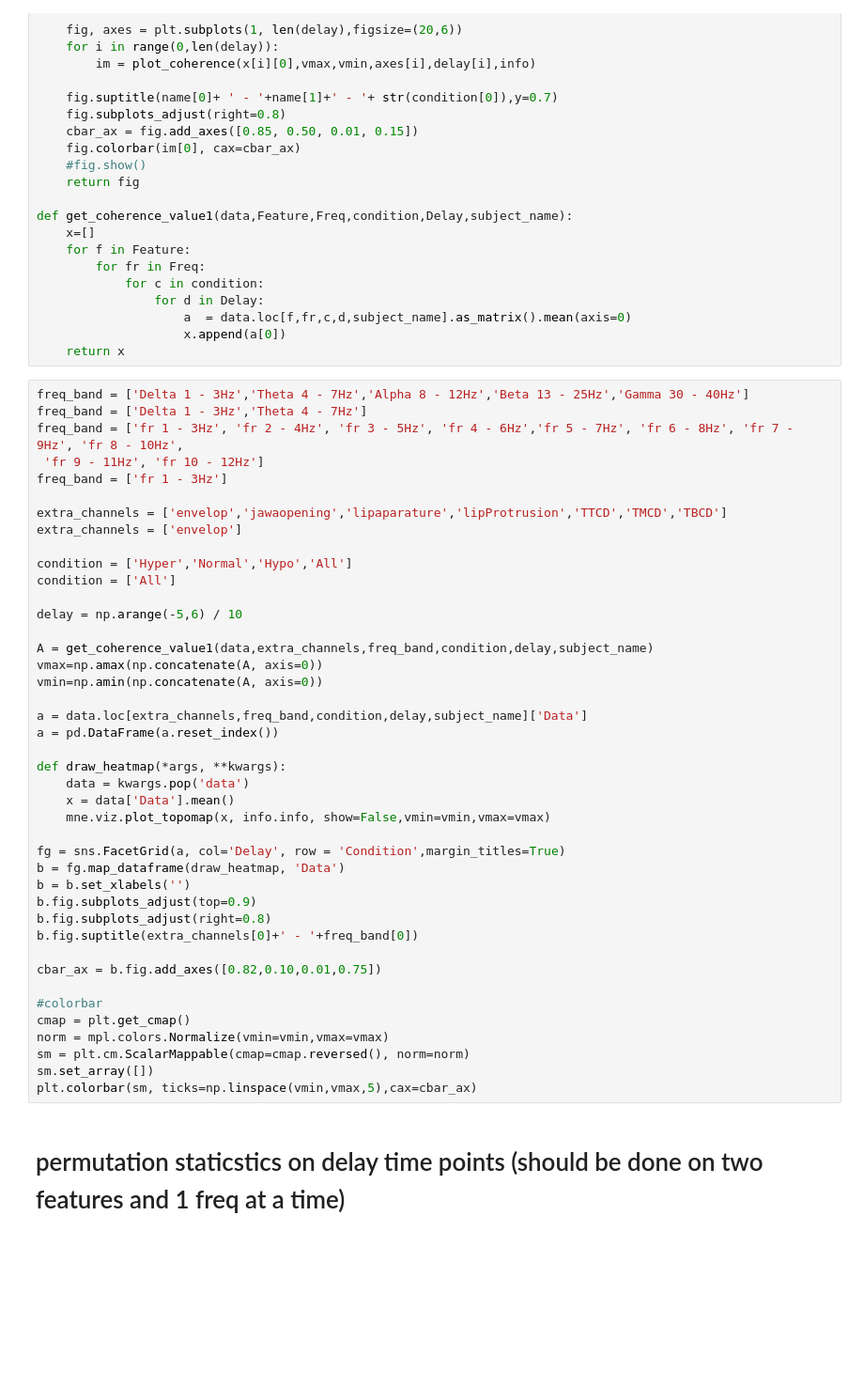
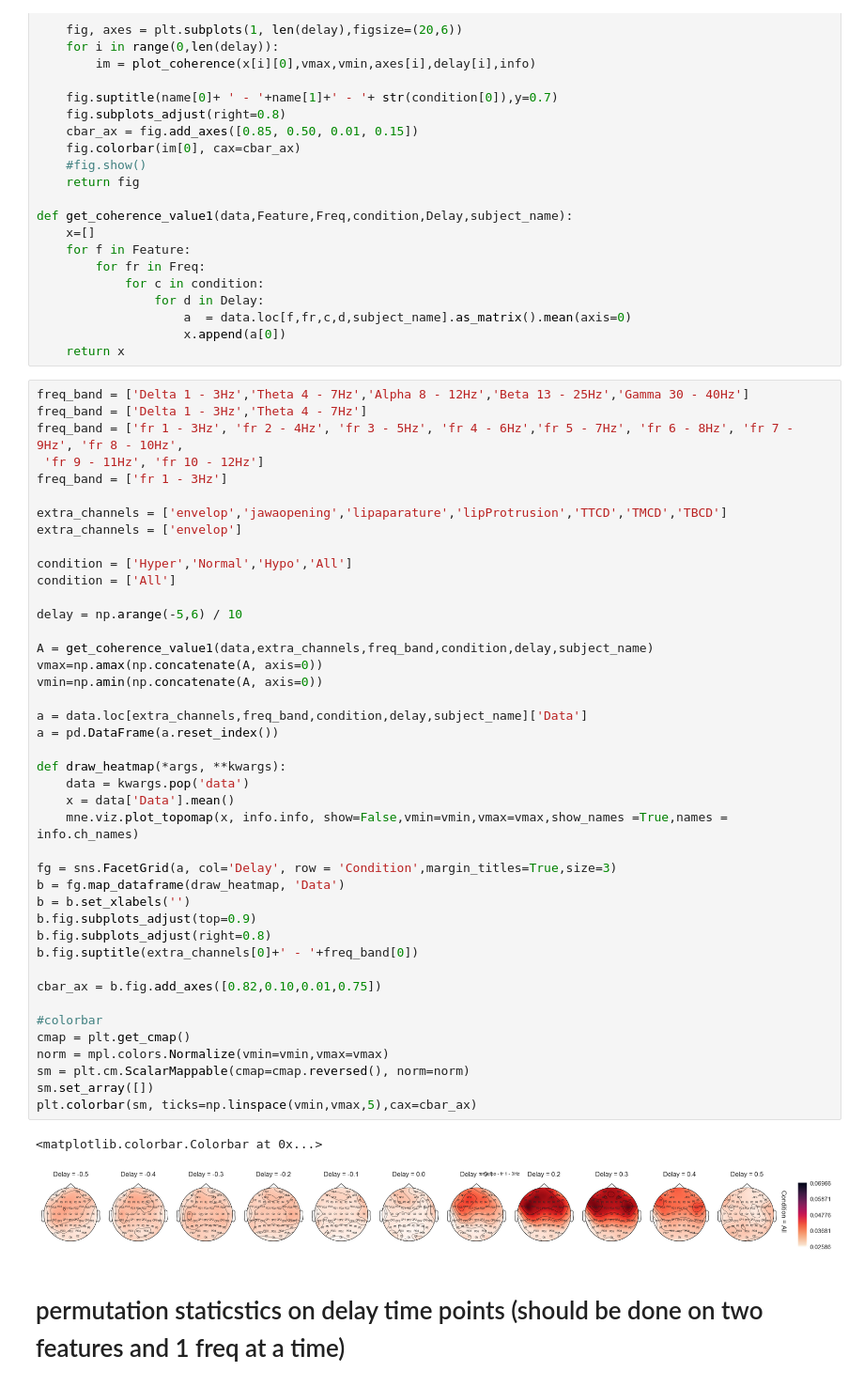
Before and after one commit to sankar-mukherjee/entrainment_python, a Jupyter notebook: coherence_investigate.ipynb, the cells around one changed output. Shown: that part at 94% size. Drawn from its saved outputs; the diff is of its cells as text; blank space fills up the shorter version.

```diff
--- a/coherence_investigate.ipynb
+++ b/coherence_investigate.ipynb
@@ -199,35 +201,38 @@ extra_channels = ['envelop']
 condition = ['Hyper','Normal','Hypo','All']
 condition = ['All']
 
 delay = np.arange(-5,6) / 10
 
 A = get_coherence_value1(data,extra_channels,freq_band,condition,delay,subject_name)
 vmax=np.amax(np.concatenate(A, axis=0))
 vmin=np.amin(np.concatenate(A, axis=0))
 
 a = data.loc[extra_channels,freq_band,condition,delay,subject_name]['Data']
 a = pd.DataFrame(a.reset_index())
 
 def draw_heatmap(*args, **kwargs):
     data = kwargs.pop('data')
     x = data['Data'].mean()
-    mne.viz.plot_topomap(x, info.info, show=False,vmin=vmin,vmax=vmax)
+    mne.viz.plot_topomap(x, info.info, show=False,vmin=vmin,vmax=vmax,show_names =True,names = info.ch_names)
 
-fg = sns.FacetGrid(a, col='Delay', row = 'Condition',margin_titles=True)
+fg = sns.FacetGrid(a, col='Delay', row = 'Condition',margin_titles=True,size=3)
 b = fg.map_dataframe(draw_heatmap, 'Data')
 b = b.set_xlabels('')
 b.fig.subplots_adjust(top=0.9)
 b.fig.subplots_adjust(right=0.8)
 b.fig.suptitle(extra_channels[0]+' - '+freq_band[0])
 
 cbar_ax = b.fig.add_axes([0.82,0.10,0.01,0.75])
 
 #colorbar
 cmap = plt.get_cmap()
 norm = mpl.colors.Normalize(vmin=vmin,vmax=vmax)
 sm = plt.cm.ScalarMappable(cmap=cmap.reversed(), norm=norm)
 sm.set_array([])
 plt.colorbar(sm, ticks=np.linspace(vmin,vmax,5),cax=cbar_ax)
+# %% [output]
+<matplotlib.colorbar.Colorbar at 0x...>
+[figure, added]
 # %% [markdown]
 # permutation staticstics on delay time points (should be done on two features and 1 freq at a time)
 # %%
```
Also changed, not shown: parts of 2 cells of this notebook, 1 other file.
